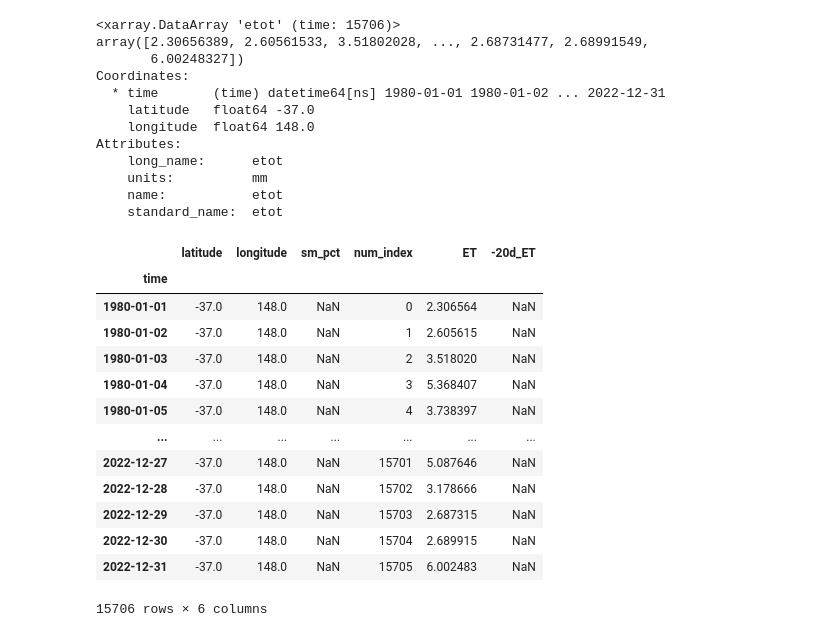
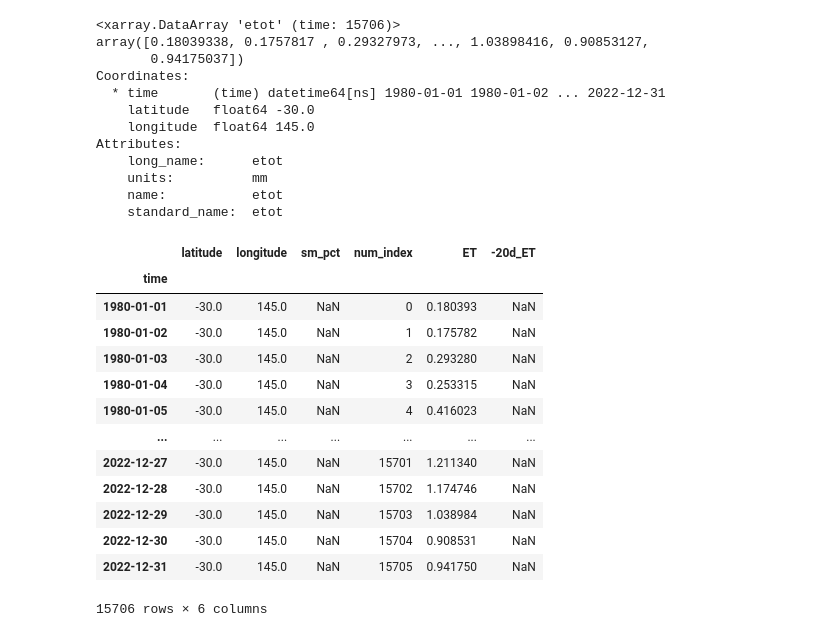
Before and after one commit to aklj1997/unsw_project, a Jupyter notebook: new_fd_instances.ipynb, the cells around one changed output. Saved outputs shown, nothing was run; the diff lists cells and outputs as text; code cells hidden in the pictures.

```diff
--- a/new_fd_instances.ipynb
+++ b/new_fd_instances.ipynb
@@ -15,6 +21,6 @@ awra_dir = '/g/data/fj8/BoM/AWRA/DATA/'
 
 # selecting a time slice and specific latitude and longitude to work on a single grid cell
 time_slice = slice('1980-01-01', '2022-12-31')
-lat_sel = -37
-lon_sel = 148
+lat_sel = -30
+lon_sel = 145
 # %%
@@ -46,4 +55,5 @@ df['num_index'] = range(0,len(df))
 # %%
+#load in evapotranspiratin data
 etot_dir = awra_dir + 'SCHEDULED-V6/etot_*.nc'
 ds_et = xr.open_mfdataset(etot_dir, chunks = {'time':'200mb'}, parallel = True)
 
@@ -56,41 +66,43 @@ ET = da_et['etot']
 ET
 # %% [output]
 <xarray.DataArray 'etot' (time: 15706)>
-array([2.30656389, 2.60561533, 3.51802028, ..., 2.68731477, 2.68991549,
-       6.00248327])
+array([0.18039338, 0.1757817 , 0.29327973, ..., 1.03898416, 0.90853127,
+       0.94175037])
 Coordinates:
   * time       (time) datetime64[ns] 1980-01-01 1980-01-02 ... 2022-12-31
-    latitude   float64 -37.0
-    longitude  float64 148.0
+    latitude   float64 -30.0
+    longitude  float64 145.0
 Attributes:
     long_name:      etot
     units:          mm
     name:           etot
     standard_name:  etot
 # %%
-# Find the mean ET values in the 20 days before each FD start (could also try min instead of mean)
+# Find the ET values in the 20 days before each FD start
 
-df['ET'] = np.nan #adding new columns
-df['-20d_ET'] = np.nan
-for row in df.index: #index is datetime
-    df.loc[row, 'ET'] = ET.sel(time=row)
-    if ~np.isnan(df.loc[row,'sm_pct']):
+df['ET'] = np.nan #adding new columns called ET and -20_ET
+df['-20d_ET'] = np.nan #assigning nan values to the new columns
+for row in df.index: #index is datetime for the dataframe, so for row in each datetime
+    df.loc[row, 'ET'] = ET.sel(time=row) #the values in df['ET'] will be from ET dataset times
+    if ~np.isnan(df.loc[row,'sm_pct']): #if the flash drought values are not nan
         # Provided we're more than 20 days from the start of the timeseries, find the mean ET from the 20 days before each FD
-        if row -  pd.to_timedelta(20, unit='d') > df.index[0]: #if the row number and 20 days before is larger than the first date
-            df.loc[row, '-20d_ET'] = np.nanmean(df.loc[row-pd.to_timedelta(20, unit='d'):row]['ET'])
+        if row -  pd.to_timedelta(20, unit='d') > df.index[0]: #and if we are 20 days before, but not before the first day of the column
+            df.loc[row-pd.to_timedelta(20, unit='d'):row, '-20d_ET'] = df.loc[row-pd.to_timedelta(20, unit='d'):row]['ET']
+            #then the 20 days before values in the -20d_ET is equal to the 20 day values before to the 20days values before in ET where it matches
+            #with sm_pct is not nan
 df
 # %% [output]
 |  | latitude | longitude | sm_pct | num_index | ET | -20d_ET |
 | time |  |  |  |  |  |  |
-| 1980-01-01 | -37.0 | 148.0 | NaN | 0 | 2.306564 | NaN |
-| 1980-01-02 | -37.0 | 148.0 | NaN | 1 | 2.605615 | NaN |
-| 1980-01-03 | -37.0 | 148.0 | NaN | 2 | 3.518020 | NaN |
-| 1980-01-04 | -37.0 | 148.0 | NaN | 3 | 5.368407 | NaN |
-| 1980-01-05 | -37.0 | 148.0 | NaN | 4 | 3.738397 | NaN |
+| 1980-01-01 | -30.0 | 145.0 | NaN | 0 | 0.180393 | NaN |
+| 1980-01-02 | -30.0 | 145.0 | NaN | 1 | 0.175782 | NaN |
+| 1980-01-03 | -30.0 | 145.0 | NaN | 2 | 0.293280 | NaN |
+| 1980-01-04 | -30.0 | 145.0 | NaN | 3 | 0.253315 | NaN |
+| 1980-01-05 | -30.0 | 145.0 | NaN | 4 | 0.416023 | NaN |
 | ... | ... | ... | ... | ... | ... | ... |
-| 2022-12-27 | -37.0 | 148.0 | NaN | 15701 | 5.087646 | NaN |
-| 2022-12-28 | -37.0 | 148.0 | NaN | 15702 | 3.178666 | NaN |
-| 2022-12-29 | -37.0 | 148.0 | NaN | 15703 | 2.687315 | NaN |
-| 2022-12-30 | -37.0 | 148.0 | NaN | 15704 | 2.689915 | NaN |
-| 2022-12-31 | -37.0 | 148.0 | NaN | 15705 | 6.002483 | NaN |
+| 2022-12-27 | -30.0 | 145.0 | NaN | 15701 | 1.211340 | NaN |
+| 2022-12-28 | -30.0 | 145.0 | NaN | 15702 | 1.174746 | NaN |
+| 2022-12-29 | -30.0 | 145.0 | NaN | 15703 | 1.038984 | NaN |
+| 2022-12-30 | -30.0 | 145.0 | NaN | 15704 | 0.908531 | NaN |
+| 2022-12-31 | -30.0 | 145.0 | NaN | 15705 | 0.941750 | NaN |
 15706 rows × 6 columns
```
Also changed, not shown: parts of 21 cells of this notebook.
